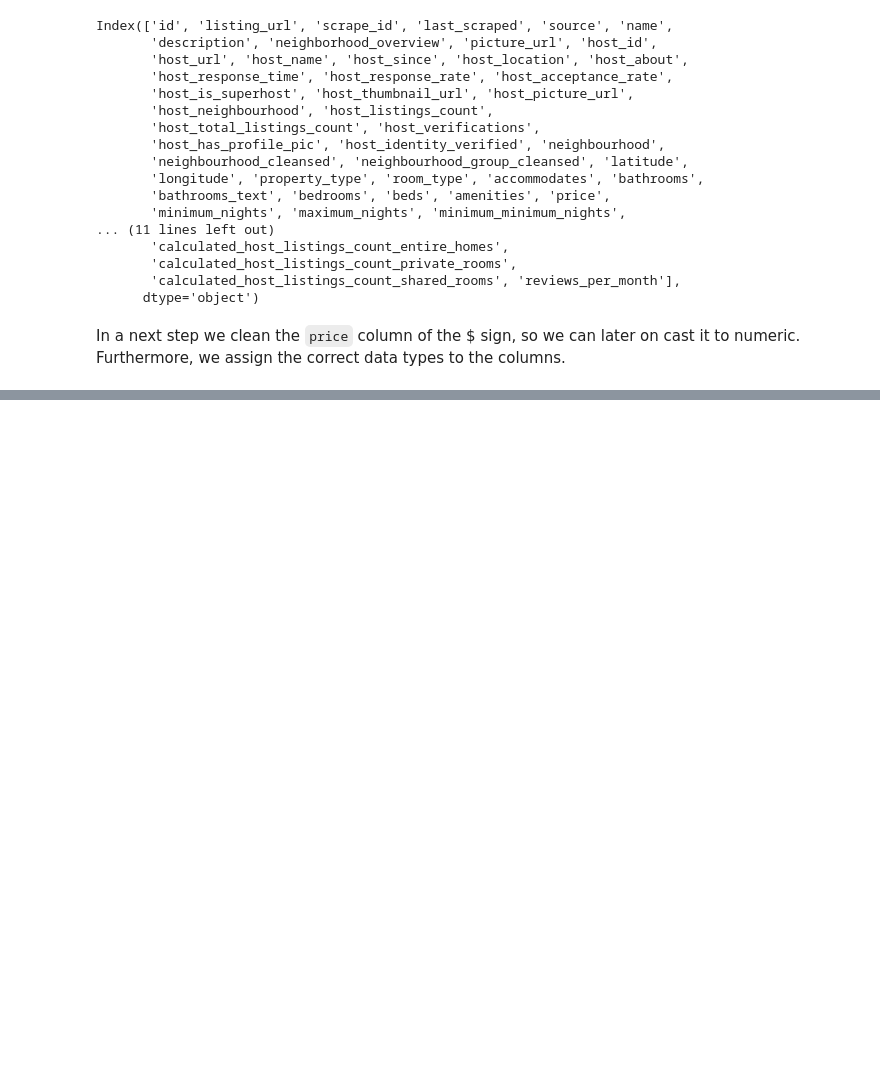
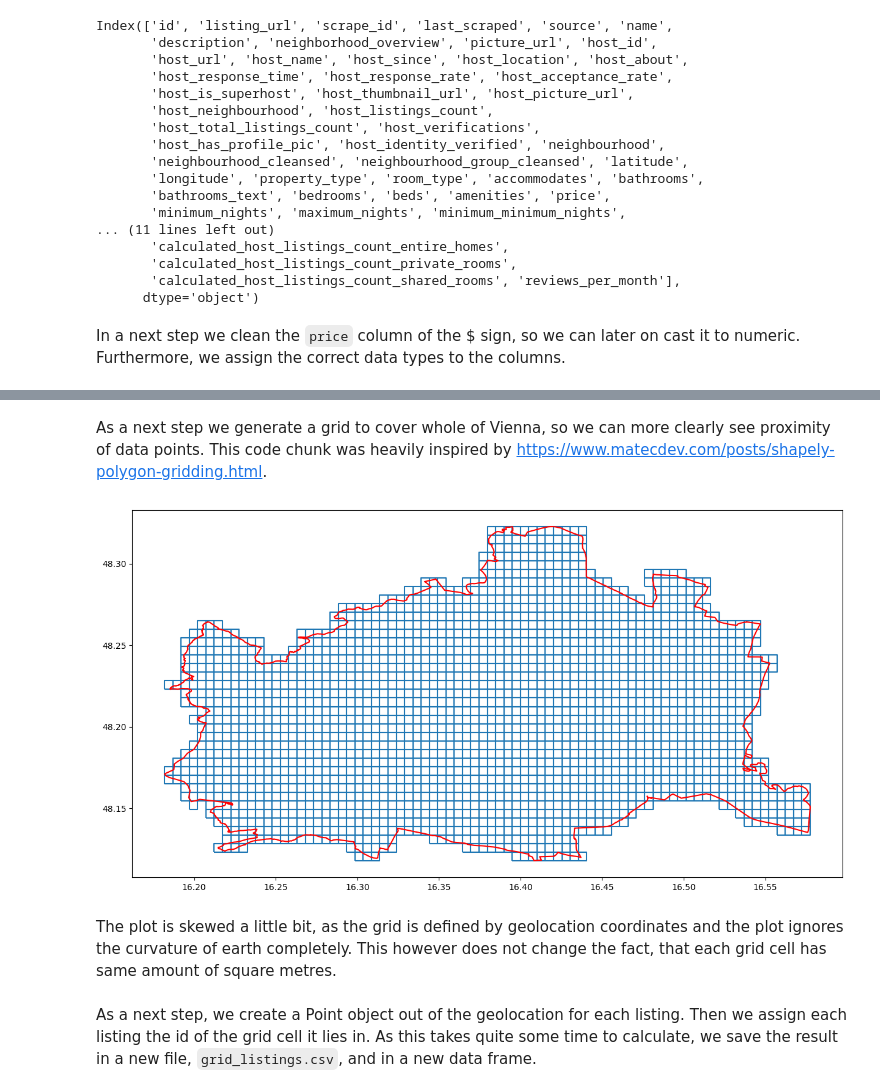
Before and after one commit to EderChri/DOPP, a Jupyter notebook: Group_17.ipynb, the cells around one changed output, grey strips where cells are left out. Saved outputs shown, nothing was run; the diff lists cells and outputs as text; code cells hidden in the pictures; blank space fills up the shorter version.

Commit message:
Changes in Group_17.ipynb     Cleaned grid_listings

```diff
--- a/Group_17.ipynb
+++ b/Group_17.ipynb
@@ -114,0 +160,10 @@ listings_cleaned['price_per_person'] = listings_cleaned['price']/listings_cleane
+# %%
+vienna_border = pd.read_csv("data/LANDESGRENZEOGD.csv")
+
+def create_polygon(x):
+    x['Polygon'] = shapely.wkt.loads(x['SHAPE'])
+    return x
+
+vienna_border = vienna_border.apply(lambda x: create_polygon(x), axis=1)
+vienna_border.drop("SHAPE", inplace=True, axis=1)
+vienna_border.head()
@@ -114,0 +173,35 @@ listings_cleaned['price_per_person'] = listings_cleaned['price']/listings_cleane
+# %% [markdown]
+As a next step we generate a grid to cover whole of Vienna, so we can more clearly see proximity of data points. This code chunk was heavily inspired by https://www.matecdev.com/posts/shapely-polygon-gridding.html.
+# %%
+def grid_bounds(geom, delta):
+    minx, miny, maxx, maxy = geom.bounds
+    nx = int((maxx - minx) / delta)
+    ny = int((maxy - miny) / delta)
+    gx, gy = np.linspace(minx, maxx, nx), np.linspace(miny, maxy, ny)
+    grid = []
+    for i in range(len(gx) - 1):
+        for j in range(len(gy) - 1):
+            poly_ij = Polygon([[gx[i], gy[j]], [gx[i], gy[j + 1]], [gx[i + 1], gy[j + 1]], [gx[i + 1], gy[j]]])
+            grid.append(poly_ij)
+    return grid
+
+
+def partition(geom, delta):
+    prepared_geom = prep(geom)
+    grid = list(filter(prepared_geom.intersects, grid_bounds(geom, delta)))
+    return grid
+
+
+geom = vienna_border.Polygon[0]
+grid = partition(geom, 0.005)
+
+fig, ax = plt.subplots(figsize=(15, 15))
+gpd.GeoSeries(grid).boundary.plot(ax=ax)
+gpd.GeoSeries([geom]).boundary.plot(ax=ax, color="red")
+plt.show()
+# %% [output]
+[figure, added]
+# %% [markdown]
+The plot is skewed a little bit, as the grid is defined by geolocation coordinates and the plot ignores the curvature of earth completely. This however does not change the fact, that each grid cell has same amount of square metres.
+# %% [markdown]
+As a next step, we create a Point object out of the geolocation for each listing. Then we assign each listing the id of the grid cell it lies in. As this takes quite some time to calculate, we save the result in a new file, `grid_listings.csv`, and in a new data frame.
```
Also changed, not shown: parts of 32 cells of this notebook.
